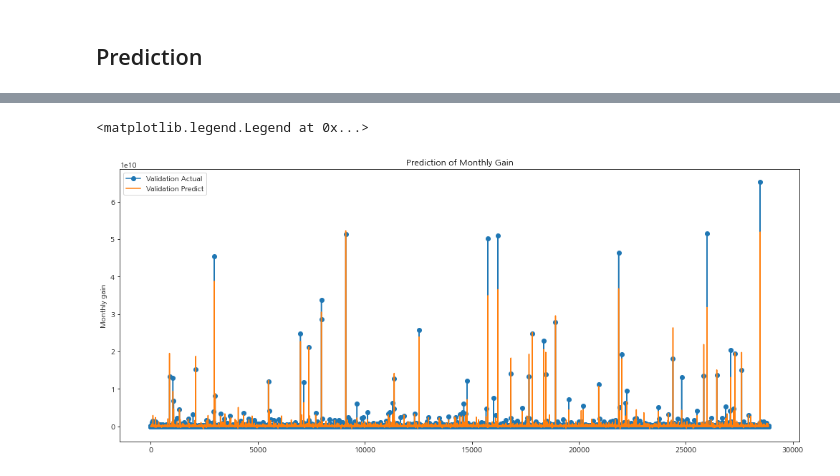
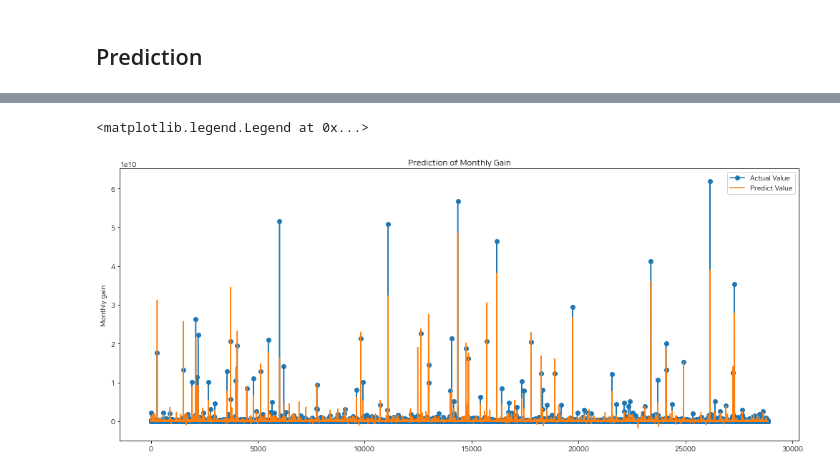
Before and after one commit to iDolphin99/Commerical_data_analysis, a Jupyter notebook: dolphin/baseline_regression.ipynb, the cells around one changed output, grey strips where cells are left out. Saved outputs shown, nothing was run; the diff lists cells and outputs as text; code cells hidden in the pictures.

```diff
--- a/dolphin/baseline_regression.ipynb
+++ b/dolphin/baseline_regression.ipynb
@@ -265,10 +294,3 @@ fig.add_subplot(1,2,2)
 res = stats.probplot(np.log1p(input_data['monthly_gain']), plot=plt)
 # %% [output]
 [figure]
-# %%
-# 업종별 분류 log 정규화
-scale_range = input_data['average_sale_price'].nunique()
-for _ in range(0, scale_range) :
-    scale_data = pd.DataFrame(input_data[input_data['shop_type_big'] == _]['average_sale_price'])
-    scaled_data = pd.DataFrame(np.log1p(scale_data))
-    input_data.loc[scale_data.index, 'average_sale_price'] = scaled_data
@@ -372,14 +331,13 @@ from xgboost import XGBRegressor
 from xgboost import plot_importance
 # %%
 model_xgb = XGBRegressor()
-model_lgbm = LGBMRegressor(objective="tweedie")
+model_lgbm = LGBMRegressor()
 # %%
 train_X, test_X, train_y, test_y = train_test_split(
     input_data_X,
     input_data_y,
     test_size = 0.2,
-    shuffle=True,
-    random_state=42)
+    shuffle=True)
 # %%
 kfold = KFold(n_splits=5, shuffle=True, random_state = 7)
 cv_accuracy = []
@@ -457,9 +427,9 @@ pred_xgb = model_xgb.predict(test_X)
 pred_lgbm = model_lgbm.predict(test_X)
 # %%
 pred_xgb = np.exp(pred_xgb)-1
-pred_lgbm = np.exp(pred_lgbm)-1
+#pred_lgbm = np.exp(pred_lgbm)-1
 
-test_y = np.exp(test_y)-1
+#test_y = np.exp(test_y)-1
 # %% [markdown]
 ## Prediction
 # %%
@@ -584,13 +549,13 @@ graph(pred_lgbm, true_y)
 # %%
 plt.figure(figsize=(17,7))
-plt.plot(range(0, len(test_y)), test_y,'o-', label='Validation Actual')
-plt.plot(range(0, len(pred_xgb)), pred_xgb, '-', label='Validation Predict')
+plt.plot(range(0, len(test_y)), test_y,'o-', label='Actual Value')
+plt.plot(range(0, len(pred_xgb)), pred_lgbm, '-', label='Predict Value')
 plt.title('Prediction of Monthly Gain')
 plt.ylabel('Monthly gain')
 plt.legend()
 # %% [output]
 <matplotlib.legend.Legend at 0x...>
-[figure, old version]
+[figure, new version]
 # %%
 feature_series = pd.Series(data=model_xgb.feature_importances_, index=train_X.columns)
 feature_series = feature_series.sort_values(ascending=False)
```
Also changed, not shown: parts of 24 cells of this notebook, 3 other files.
